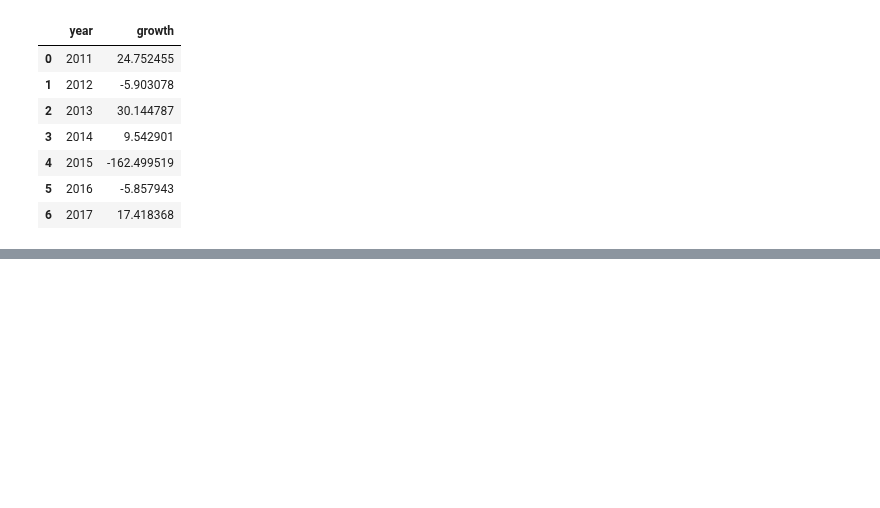
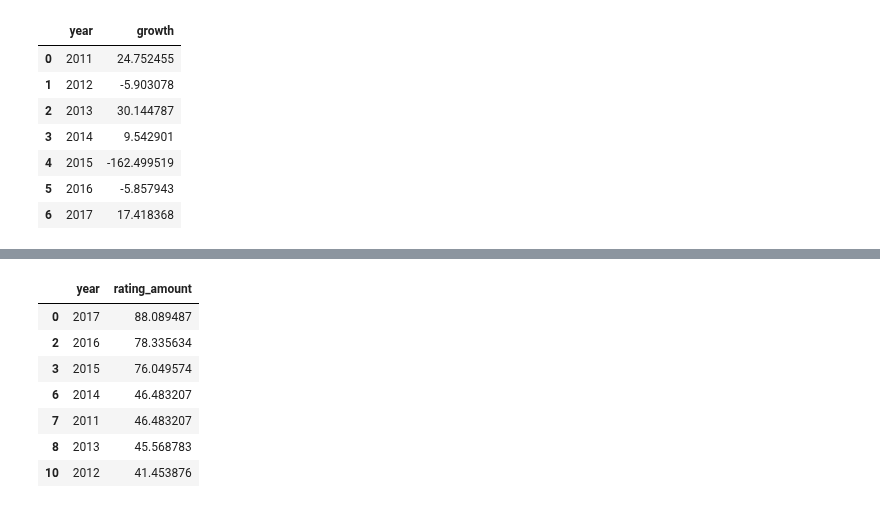
Before and after one commit to fabienmorgan/HSLU_DVIZ_HS22, a Jupyter notebook: Data_Processing/Visualisation_Single_Ratings_Over_Time.ipynb, the cells around one changed output, grey strips where cells are left out. Drawn from its saved outputs; the diff is of its cells as text; code cells hidden in the pictures; blank space fills up the shorter version.

```diff
--- a/Data_Processing/Visualisation_Single_Ratings_Over_Time.ipynb
+++ b/Data_Processing/Visualisation_Single_Ratings_Over_Time.ipynb
@@ -285,3 +295,20 @@ fig.add_trace(
+# %%
+google_trends_fake_rating_years_reduced_to_hundered = google_trends_fake_rating_years_reduced.copy()
+google_trends_fake_rating_years_reduced_to_hundered['rating_amount'] = google_trends_fake_rating_years_reduced['rating_amount'] * (100 / google_trends_fake_rating_years_reduced['rating_amount'].iloc[-1])
+
+single_user_ratings_binned_in_years_reduced_to_hundred = single_user_ratings_binned_in_years_reduced.copy()
+single_user_ratings_binned_in_years_reduced_to_hundred['rating_amount'] = single_user_ratings_binned_in_years_reduced_to_hundred['rating_amount'] * (100 / google_trends_fake_rating_years_reduced['rating_amount'].iloc[-1])
+
+single_user_ratings_binned_in_years_reduced_to_hundred
+# %% [output]
+|  | year | rating_amount |
+| 0 | 2017 | 88.089487 |
+| 2 | 2016 | 78.335634 |
+| 3 | 2015 | 76.049574 |
+| 6 | 2014 | 46.483207 |
+| 7 | 2011 | 46.483207 |
+| 8 | 2013 | 45.568783 |
+| 10 | 2012 | 41.453876 |
 # %%
 figure = make_subplots(rows=1, cols=2,
                         subplot_titles=("Comparison of rating amount from users <br> with only one rating to search traffic of the term<br> \"fake rating\" between the years 20011 and 2017",
```
Also changed, not shown: parts of 3 cells of this notebook, 1 other file.
